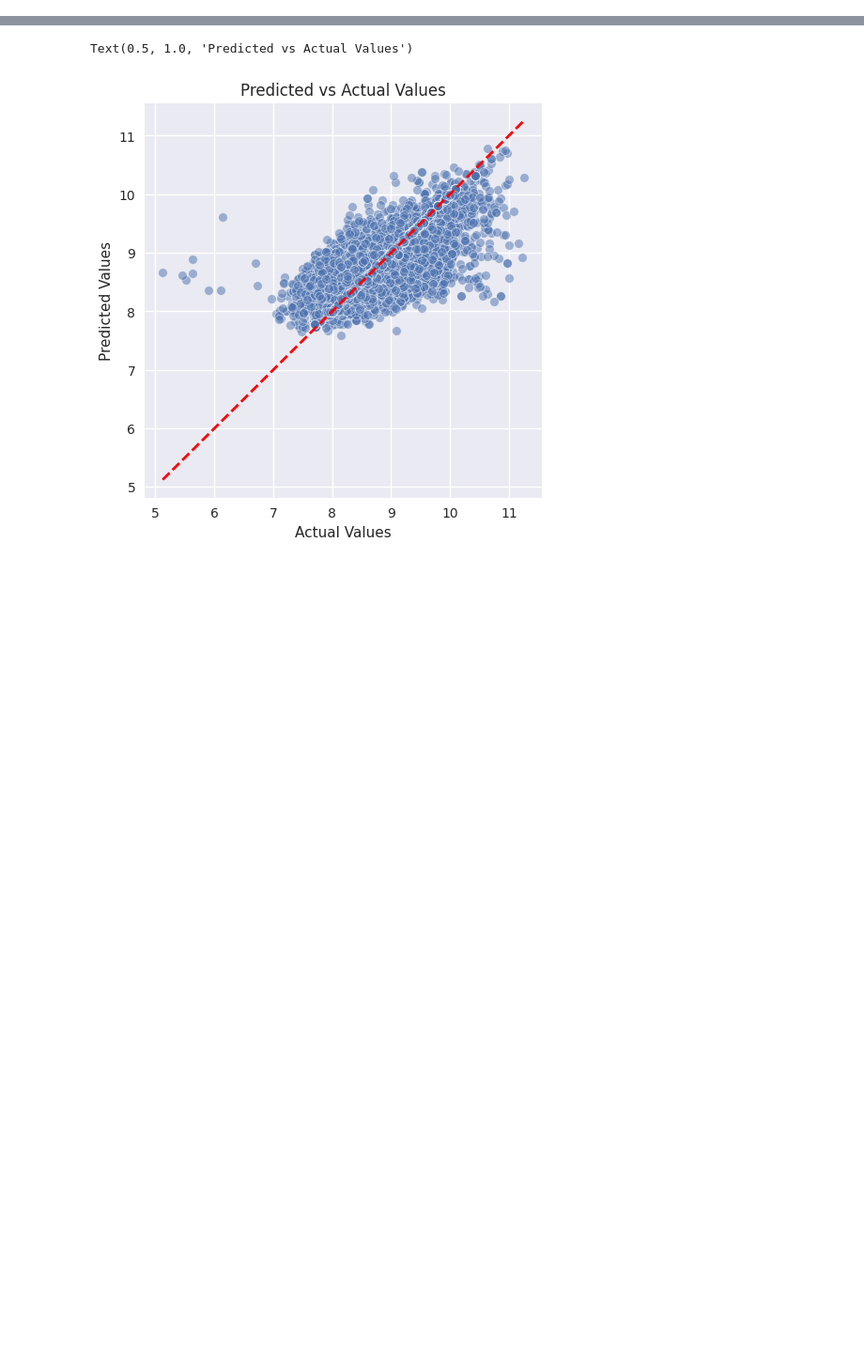
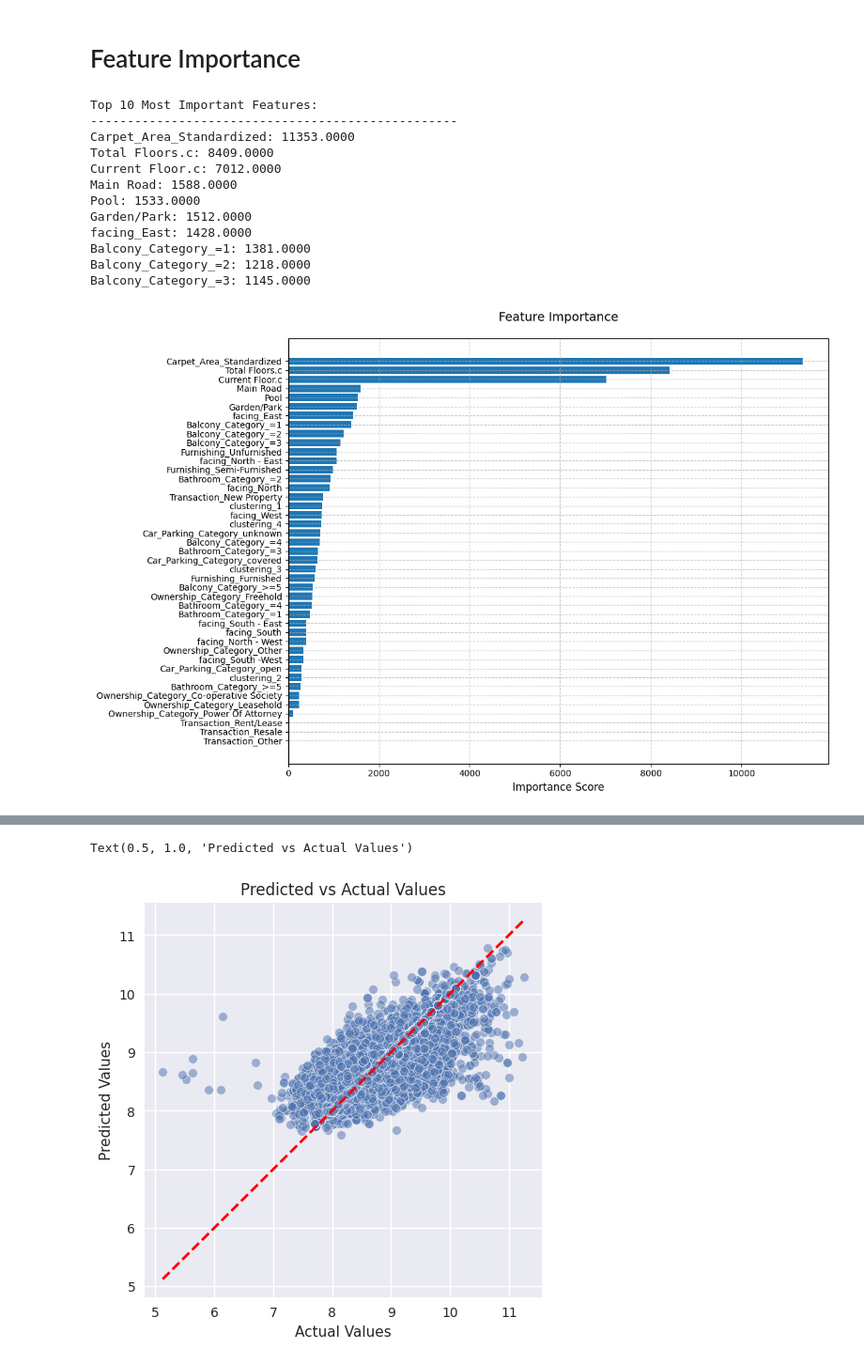
Before and after one commit to jinhong380/BIOSTAT625, a Jupyter notebook: Data Modeling/Random Forest/final-onehotencoded-housing-withoutlier.ipynb, the cells around one changed output, grey strips where cells are left out. Shown at 94% size. Saved outputs shown, nothing was run; the diff lists cells and outputs as text; code cells hidden in the pictures; blank space fills up the shorter version.

Commit message:
Update feature importance

```diff
--- a/Data Modeling/Random Forest/final-onehotencoded-housing-withoutlier.ipynb
+++ b/Data Modeling/Random Forest/final-onehotencoded-housing-withoutlier.ipynb
@@ -145,3 +145,43 @@ Best score: -0.0658594016877031
+# %% [markdown]
+# Feature Importance
+# %%
+# Sort features by importance in ascending order
+importance = feature_importance.sort_values('importance', ascending=True)
+
+# Create the plot
+plt.figure(figsize=(12, 8))
+plt.barh(importance['feature'], importance['importance'])
+
+# Customize the plot
+plt.title('Feature Importance', fontsize=14, pad=20)
+plt.xlabel('Importance Score', fontsize=12)
+
+# Add gridlines
+plt.grid(True, linestyle='--', alpha=0.7)
+
+# Adjust layout to prevent label cutoff
+plt.tight_layout()
+
+# Print top 10 features
+print("\nTop 10 Most Important Features:")
+print("-" * 50)
+top_features = importance.nlargest(10, 'importance')
+for idx, row in top_features.iterrows():
+    print(f"{row['feature']}: {row['importance']:.4f}")
+# %% [output]
+Top 10 Most Important Features:
+--------------------------------------------------
+Carpet_Area_Standardized: 11353.0000
+Total Floors.c: 8409.0000
+Current Floor.c: 7012.0000
+Main Road: 1588.0000
+Pool: 1533.0000
+Garden/Park: 1512.0000
+facing_East: 1428.0000
+Balcony_Category_=1: 1381.0000
+Balcony_Category_=2: 1218.0000
+Balcony_Category_=3: 1145.0000
+[figure, added]
 # %%
 # Get the best model from random search
 best_model = random_search.best_estimator_
```
Also changed, not shown: parts of 4 cells of this notebook, 2 other files.
